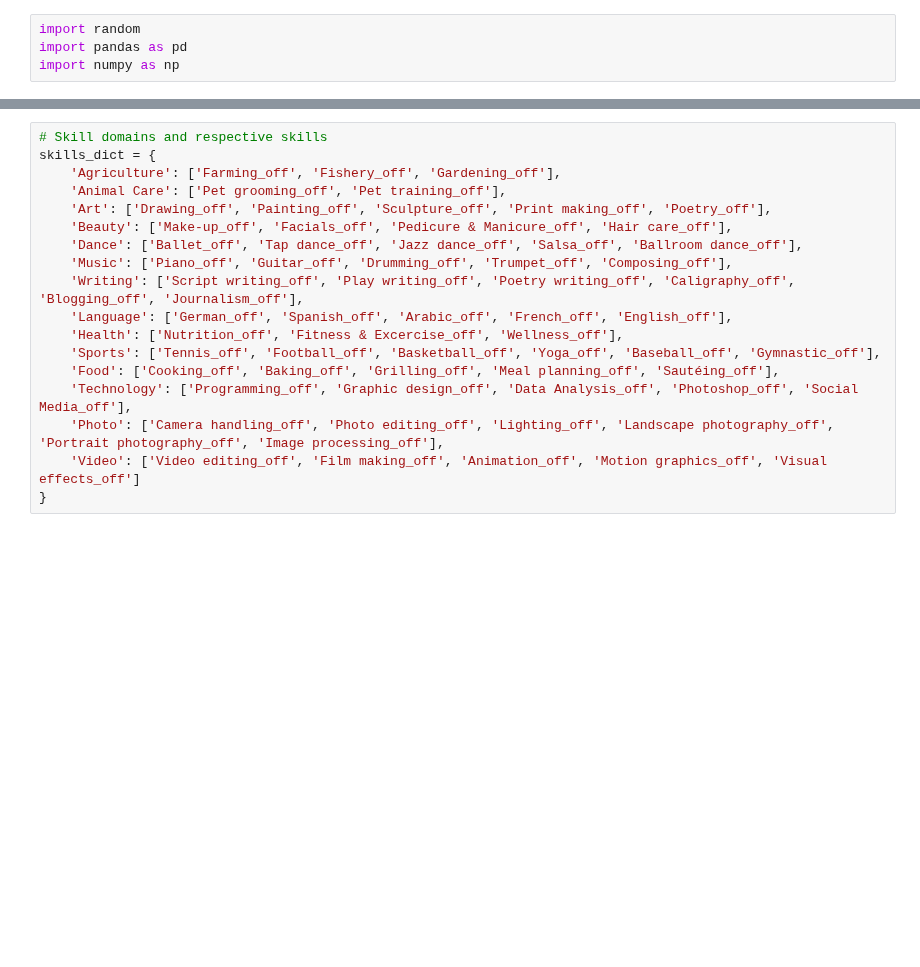
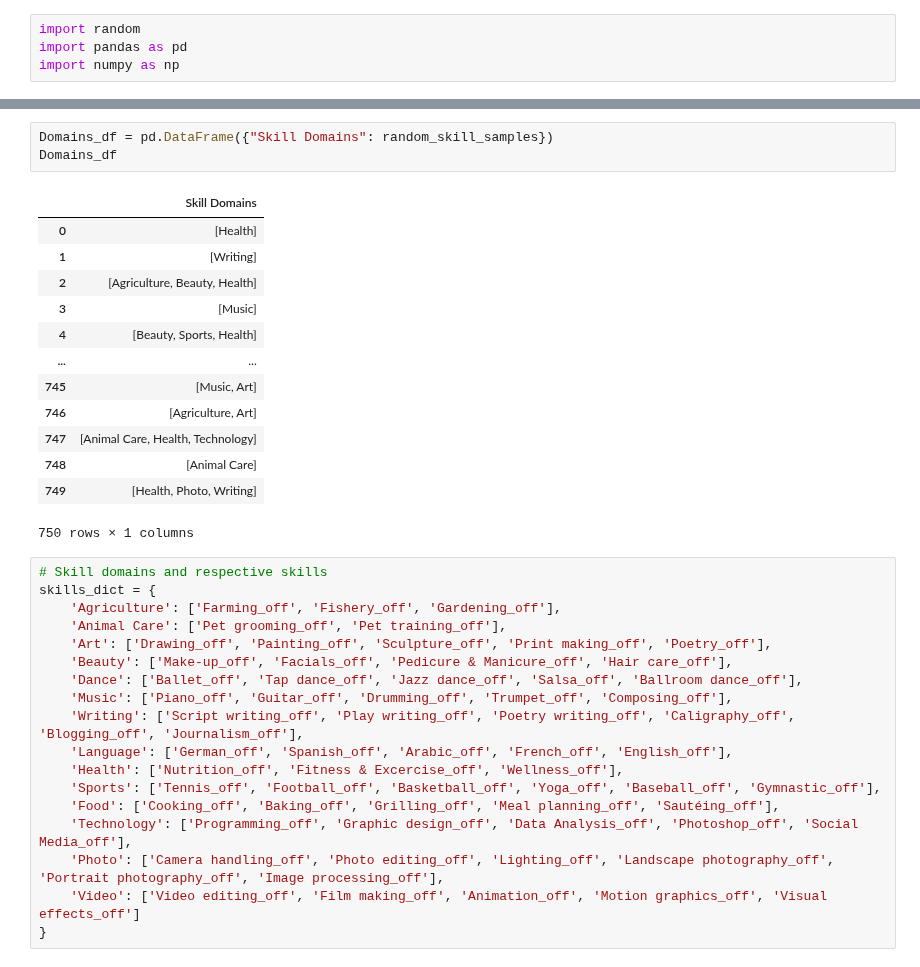
Before and after one commit to TechLabs-Berlin/ws24-skillswap, a Jupyter notebook: DS/01_Notebooks/01_Synthetic_Data_Set/02.1_skill_selection_offered.ipynb, the cells around one changed output, grey strips where cells are left out. Drawn from its saved outputs; the diff is of its cells as text; blank space fills up the shorter version.

```diff
--- a/DS/01_Notebooks/01_Synthetic_Data_Set/02.1_skill_selection_offered.ipynb
+++ b/DS/01_Notebooks/01_Synthetic_Data_Set/02.1_skill_selection_offered.ipynb
@@ -44,3 +44,20 @@ print(random_skill_samples)
+# %%
+Domains_df = pd.DataFrame({"Skill Domains": random_skill_samples})
+Domains_df
+# %% [output]
+|  | Skill Domains |
+| 0 | [Health] |
+| 1 | [Writing] |
+| 2 | [Agriculture, Beauty, Health] |
+| 3 | [Music] |
+| 4 | [Beauty, Sports, Health] |
+| ... | ... |
+| 745 | [Music, Art] |
+| 746 | [Agriculture, Art] |
+| 747 | [Animal Care, Health, Technology] |
+| 748 | [Animal Care] |
+| 749 | [Health, Photo, Writing] |
+750 rows × 1 columns
 # %%
 # Skill domains and respective skills
 skills_dict = {
```
Also changed, not shown: parts of 7 cells of this notebook, 10 other files.
